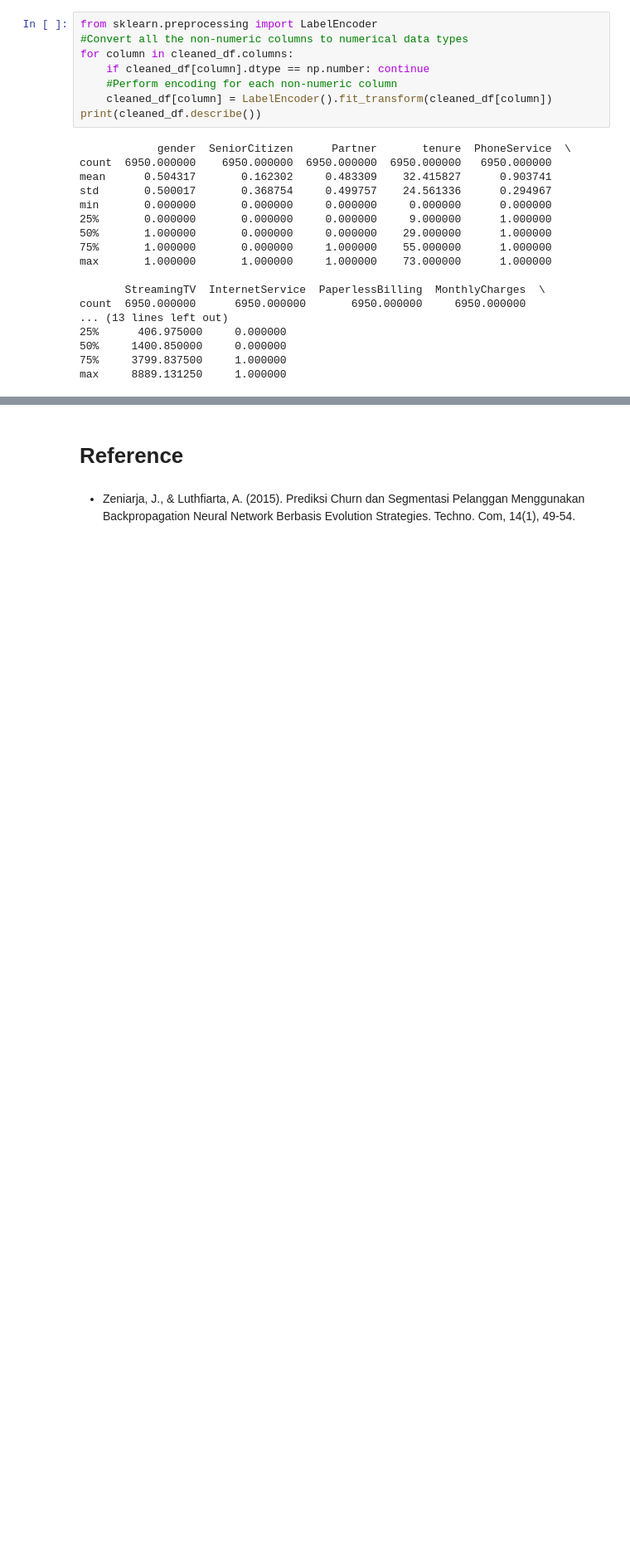
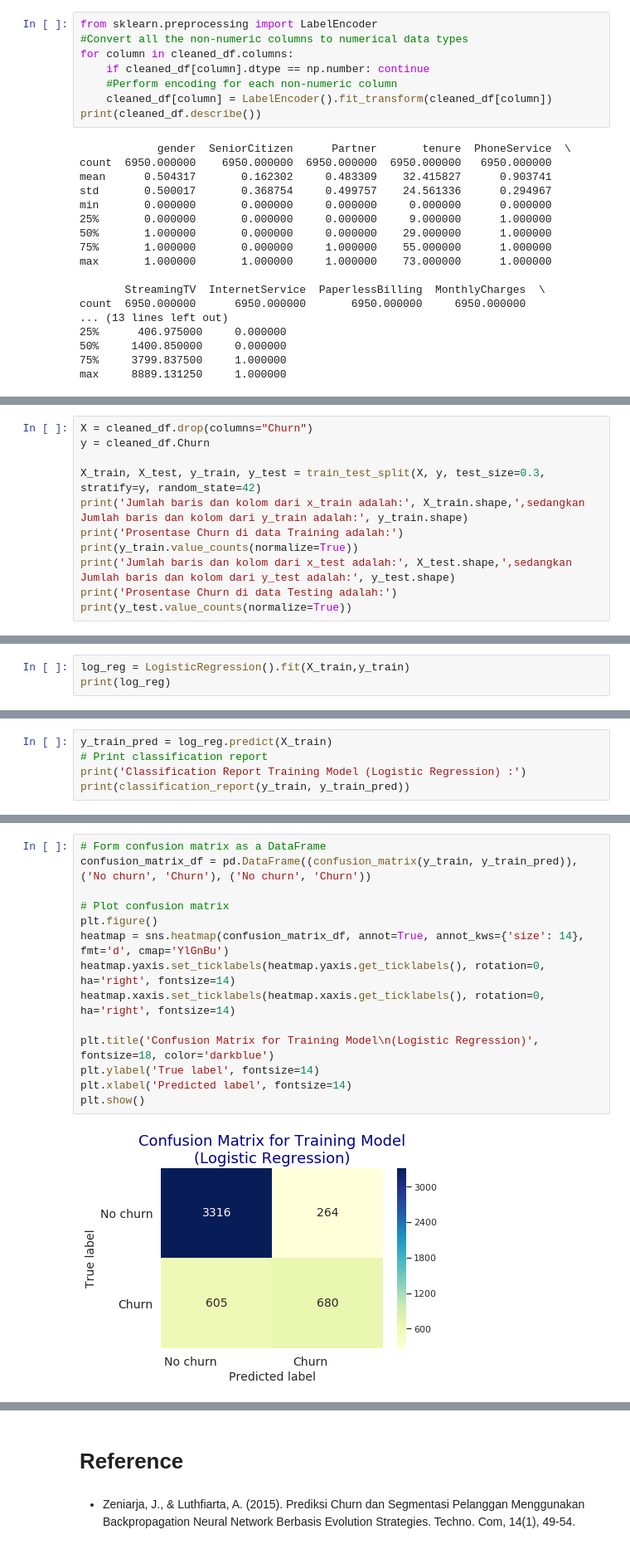
Before and after one commit to julius-risky/Data-Science, a Jupyter notebook: Case_Portofolio/ Customer_Churn_Prediction_using_Machine_Learning.ipynb, the cells around one changed output, grey strips where cells are left out. Shown at 83% size. Saved outputs shown, nothing was run; the diff lists cells and outputs as text; blank space fills up the shorter version.

```diff
--- a/Case_Portofolio/ Customer_Churn_Prediction_using_Machine_Learning.ipynb
+++ b/Case_Portofolio/ Customer_Churn_Prediction_using_Machine_Learning.ipynb
@@ -208,0 +215,11 @@ max     8889.131250     1.000000
+# %%
+X = cleaned_df.drop(columns="Churn")
+y = cleaned_df.Churn
+
+X_train, X_test, y_train, y_test = train_test_split(X, y, test_size=0.3, stratify=y, random_state=42)
+print('Jumlah baris dan kolom dari x_train adalah:', X_train.shape,',sedangkan Jumlah baris dan kolom dari y_train adalah:', y_train.shape)
+print('Prosentase Churn di data Training adalah:')
+print(y_train.value_counts(normalize=True))
+print('Jumlah baris dan kolom dari x_test adalah:', X_test.shape,',sedangkan Jumlah baris dan kolom dari y_test adalah:', y_test.shape)
+print('Prosentase Churn di data Testing adalah:')
+print(y_test.value_counts(normalize=True))
@@ -208,0 +239,3 @@ max     8889.131250     1.000000
+# %%
+log_reg = LogisticRegression().fit(X_train,y_train)
+print(log_reg)
@@ -208,0 +255,5 @@ max     8889.131250     1.000000
+# %%
+y_train_pred = log_reg.predict(X_train)
+# Print classification report
+print('Classification Report Training Model (Logistic Regression) :')
+print(classification_report(y_train, y_train_pred))
@@ -208,0 +274,16 @@ max     8889.131250     1.000000
+# %%
+# Form confusion matrix as a DataFrame
+confusion_matrix_df = pd.DataFrame((confusion_matrix(y_train, y_train_pred)), ('No churn', 'Churn'), ('No churn', 'Churn'))
+
+# Plot confusion matrix
+plt.figure()
+heatmap = sns.heatmap(confusion_matrix_df, annot=True, annot_kws={'size': 14}, fmt='d', cmap='YlGnBu')
+heatmap.yaxis.set_ticklabels(heatmap.yaxis.get_ticklabels(), rotation=0, ha='right', fontsize=14)
+heatmap.xaxis.set_ticklabels(heatmap.xaxis.get_ticklabels(), rotation=0, ha='right', fontsize=14)
+
+plt.title('Confusion Matrix for Training Model\n(Logistic Regression)', fontsize=18, color='darkblue')
+plt.ylabel('True label', fontsize=14)
+plt.xlabel('Predicted label', fontsize=14)
+plt.show()
+# %% [output]
+[figure, added]
```
Also changed, not shown: parts of 42 cells of this notebook, 2 other files.
